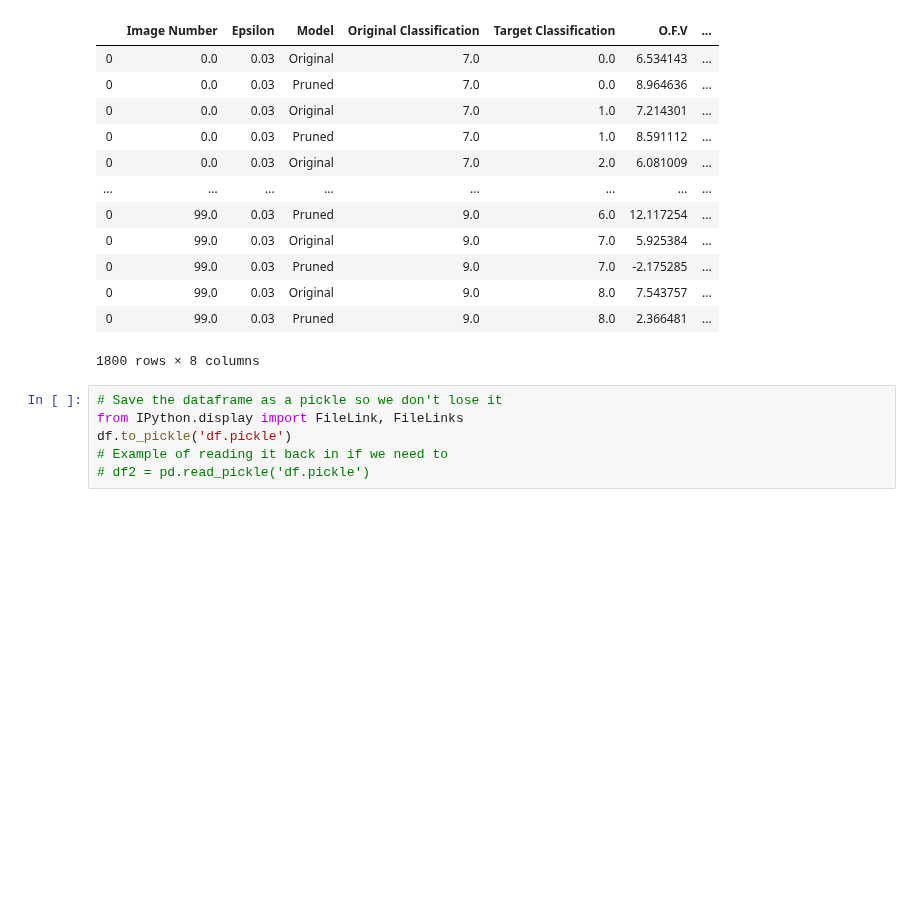
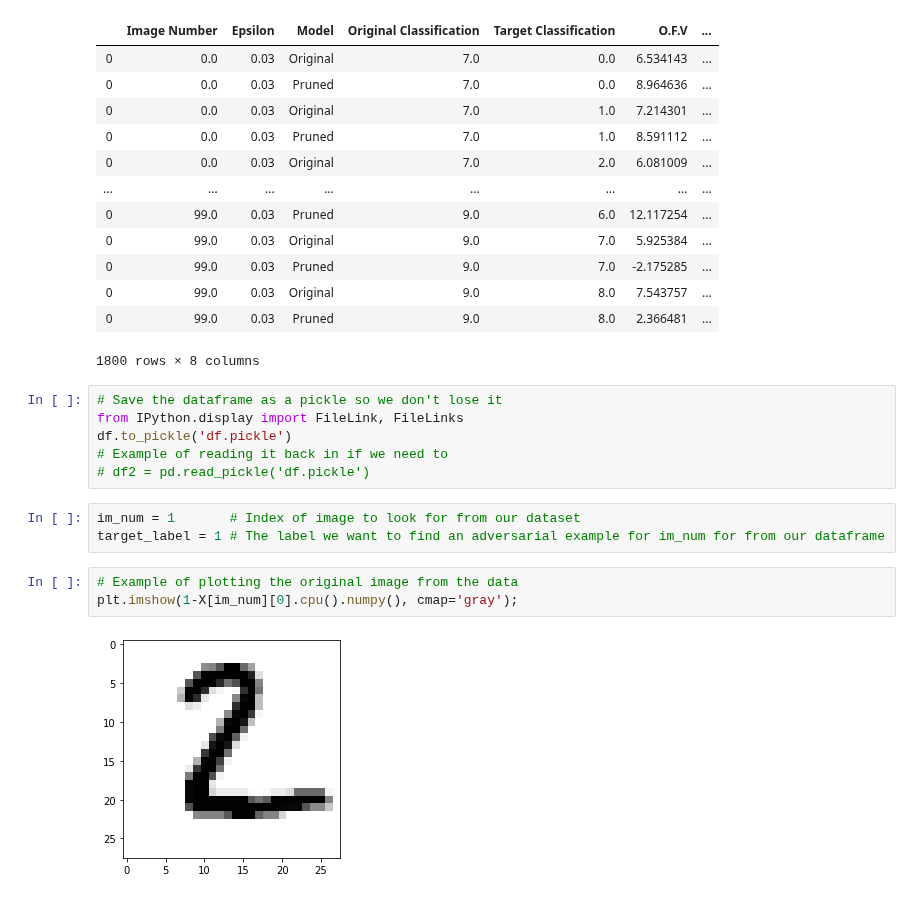
Before and after one commit to pherber3/DLDO-Project, a Jupyter notebook: Project copy/Notebook/DLDO Project.ipynb, the cells around one changed output. Saved outputs shown, nothing was run; the diff lists cells and outputs as text; blank space fills up the shorter version.

Commit message:
added example code
Added examples of displaying images from database / adversarial images for whatever label we want from our dataframe

```diff
--- a/Project copy/Notebook/DLDO Project.ipynb
+++ b/Project copy/Notebook/DLDO Project.ipynb
@@ -535,3 +535,11 @@ from IPython.display import FileLink, FileLinks
 df.to_pickle('df.pickle')
 # Example of reading it back in if we need to
 # df2 = pd.read_pickle('df.pickle')
+# %%
+im_num = 1       # Index of image to look for from our dataset
+target_label = 1 # The label we want to find an adversarial example for im_num for from our dataframe
+# %%
+# Example of plotting the original image from the data
+plt.imshow(1-X[im_num][0].cpu().numpy(), cmap='gray');
+# %% [output]
+[figure, added]
```
Also changed, not shown: parts of 2 cells of this notebook.
